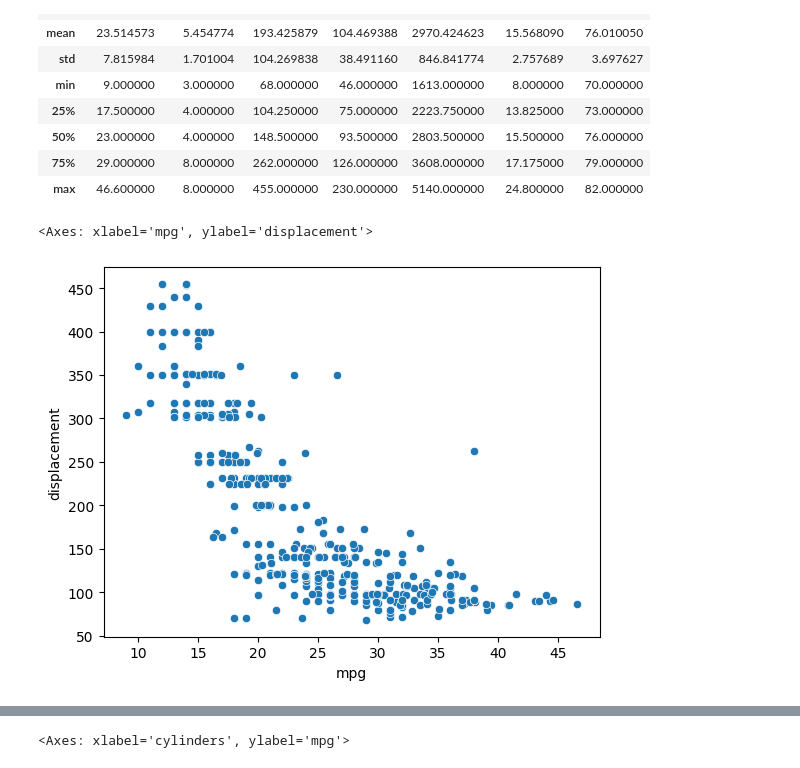
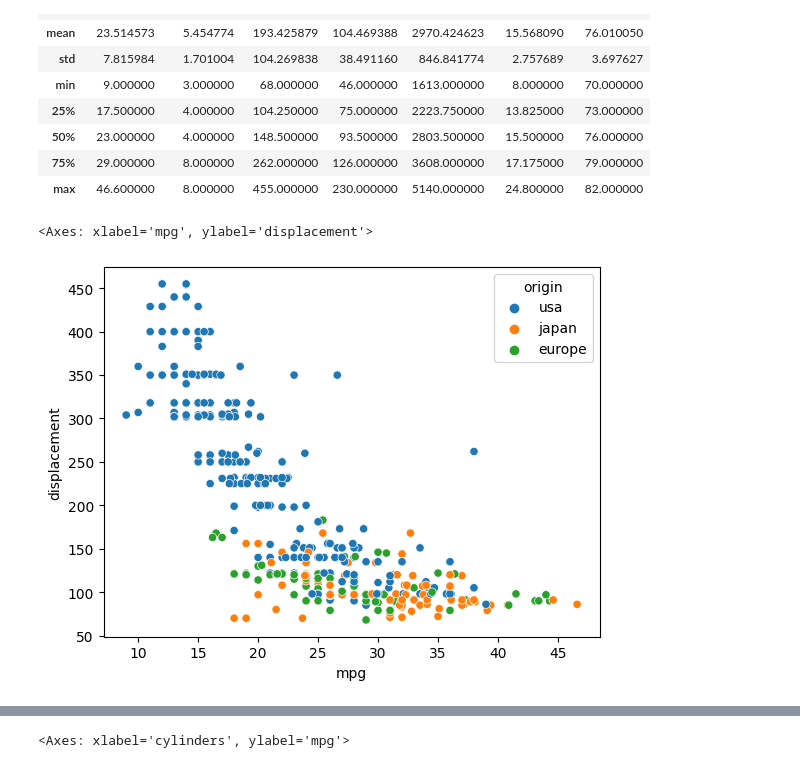
Before and after one commit to kim-dahun/python-study, a Jupyter notebook: py18_mpg.ipynb, the cells around one changed output, grey strips where cells are left out. Saved outputs shown, nothing was run; the diff lists cells and outputs as text; code cells hidden in the pictures.

```diff
--- a/py18_mpg.ipynb
+++ b/py18_mpg.ipynb
@@ -75,7 +119,7 @@ mpg.describe()
 | 75% | 29.000000 | 8.000000 | 262.000000 | 126.000000 | 3608.000000 | 17.175000 | 79.000000 |
 | max | 46.600000 | 8.000000 | 455.000000 | 230.000000 | 5140.000000 | 24.800000 | 82.000000 |
 # %%
-sns.scatterplot(data=mpg, x='mpg',y='displacement')
+sns.scatterplot(data=mpg, x='mpg',y='displacement',hue='origin')
 # %% [output]
 <Axes: xlabel='mpg', ylabel='displacement'>
-[figure, old version]
+[figure, new version]
```
Also changed, not shown: parts of 9 cells of this notebook.
